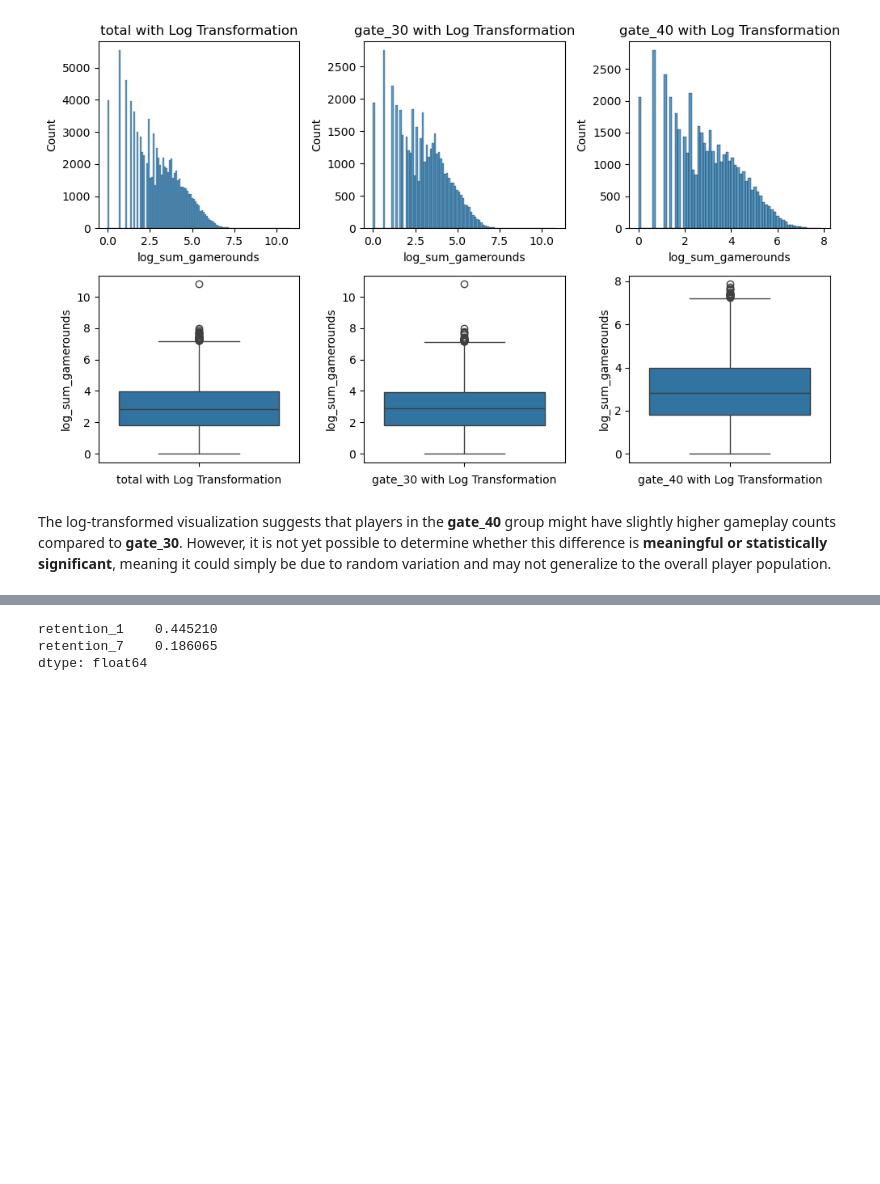
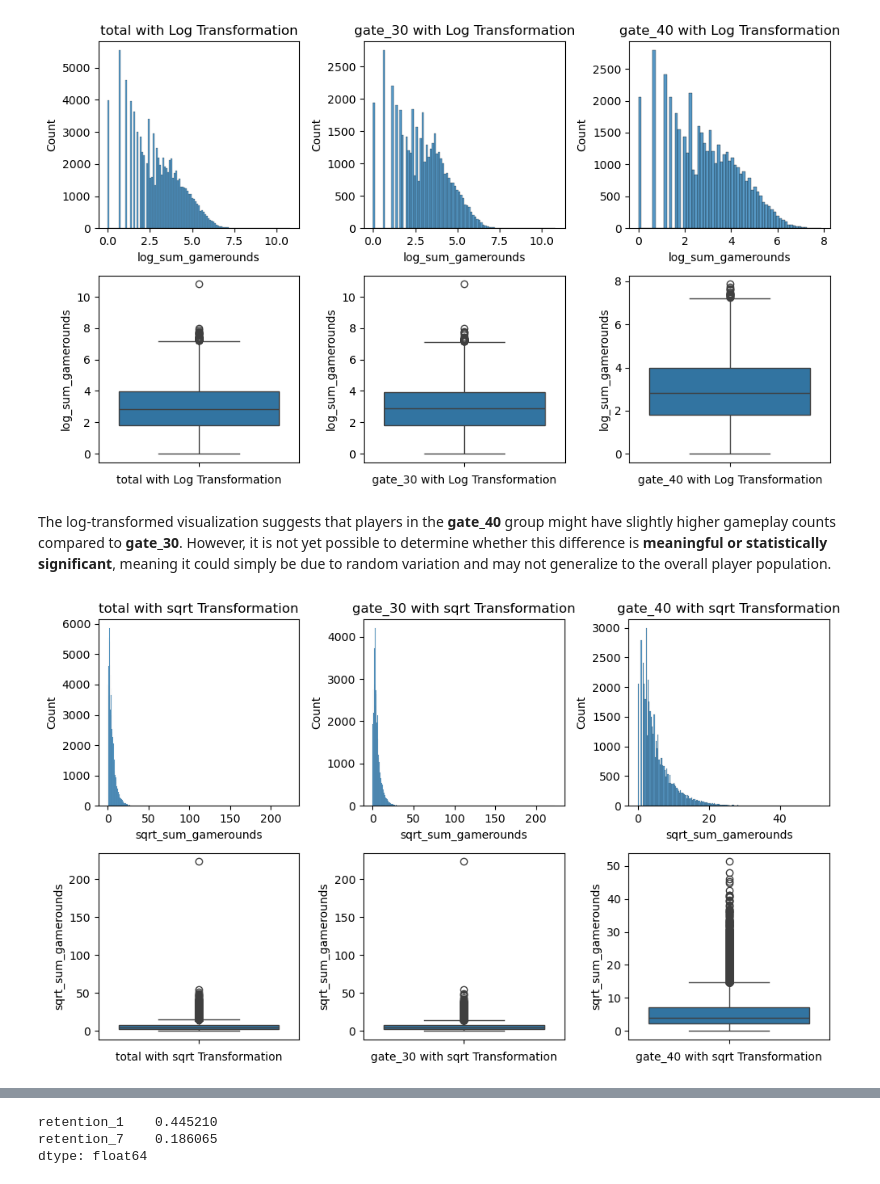
Before and after one commit to Itaru2018/Cookie_cats, a Jupyter notebook: notebook/cookie_cats.ipynb, the cells around one changed output, grey strips where cells are left out. Cells and saved outputs as stored; diff of their text form; code cells hidden in the pictures; blank space fills up the shorter version.

```diff
--- a/notebook/cookie_cats.ipynb
+++ b/notebook/cookie_cats.ipynb
@@ -203,18 +232,18 @@ fig, axes = plt.subplots(2, 3, figsize=(10, 6))
 # plot the graphs
 for i, col in enumerate(['total', 'gate_30', 'gate_40']):
     if col == 'total':
-        sns.histplot(data=df_log, x='log_sum_gamerounds', ax = axes[0, i])
+        sns.histplot(data=df_transform, x='log_sum_gamerounds', ax = axes[0, i])
         axes[0, i].set_title(f'{col} with Log Transformation')
 
-        sns.boxplot(data=df_log, y='log_sum_gamerounds', ax=axes[1, i])
+        sns.boxplot(data=df_transform, y='log_sum_gamerounds', ax=axes[1, i])
         axes[1, i].set_xlabel(f'{col} with Log Transformation')
 
 
     else:
-        sns.histplot(data=df_log[df_log['version'] == col], x='log_sum_gamerounds', ax = axes[0, i])
+        sns.histplot(data=df_transform[df_transform['version'] == col], x='log_sum_gamerounds', ax = axes[0, i])
         axes[0, i].set_title(f'{col} with Log Transformation')
 
-        sns.boxplot(data=df_log[df_log['version'] == col], y='log_sum_gamerounds', ax=axes[1, i])
+        sns.boxplot(data=df_transform[df_transform['version'] == col], y='log_sum_gamerounds', ax=axes[1, i])
         axes[1, i].set_xlabel(f'{col} with Log Transformation')
 
 plt.tight_layout()
@@ -227,0 +255,31 @@ The log-transformed visualization suggests that players in the **gate_40** group
+# %%
+# Make columns of transformations
+df_transform['sqrt_sum_gamerounds'] = np.sqrt(df_transform['sum_gamerounds'])
+df_transform['sin_sum_gamerounds'] = np.sin(df_transform['sum_gamerounds'])
+# %%
+# Draw boxplots and histgrams of `sum_gamerounds` in the following 3 categories
+# Entire dataset, gate_30 and gate_40
+# Create a grid
+fig, axes = plt.subplots(2, 3, figsize=(10, 6))
+
+# plot the graphs
+for i, col in enumerate(['total', 'gate_30', 'gate_40']):
+    if col == 'total':
+        sns.histplot(data=df_transform, x='sqrt_sum_gamerounds', ax = axes[0, i])
+        axes[0, i].set_title(f'{col} with sqrt Transformation')
+
+        sns.boxplot(data=df_transform, y='sqrt_sum_gamerounds', ax=axes[1, i])
+        axes[1, i].set_xlabel(f'{col} with sqrt Transformation')
+
+
+    else:
+        sns.histplot(data=df_transform[df_transform['version'] == col], x='sqrt_sum_gamerounds', ax = axes[0, i])
+        axes[0, i].set_title(f'{col} with sqrt Transformation')
+
+        sns.boxplot(data=df_transform[df_transform['version'] == col], y='sqrt_sum_gamerounds', ax=axes[1, i])
+        axes[1, i].set_xlabel(f'{col} with sqrt Transformation')
+
+plt.tight_layout()
+plt.show()
+# %% [output]
+[figure, added]
```
Also changed, not shown: parts of 18 cells of this notebook.
